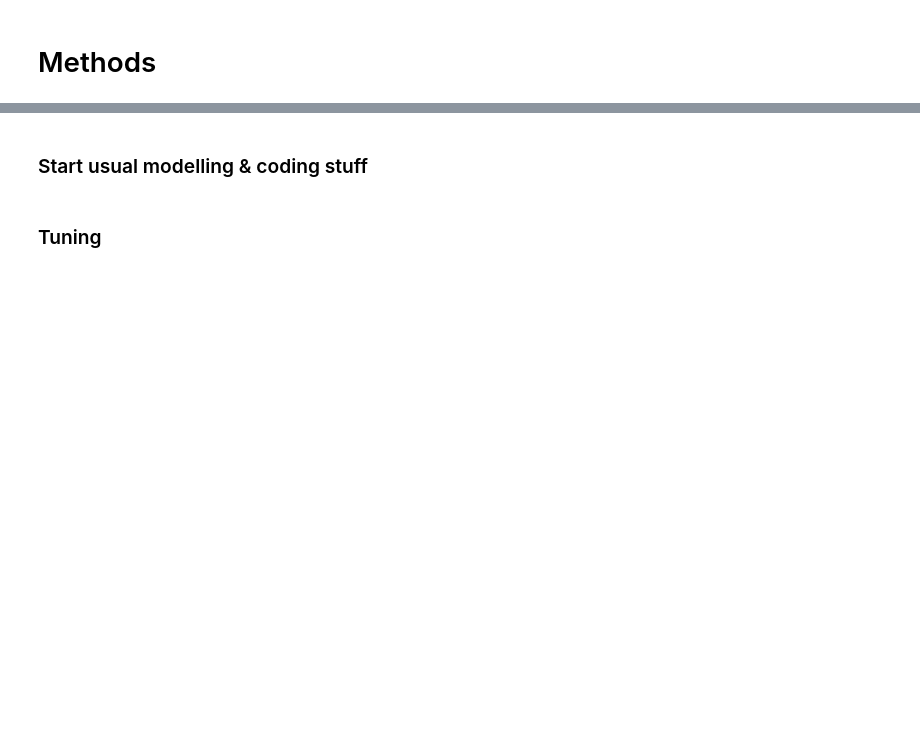
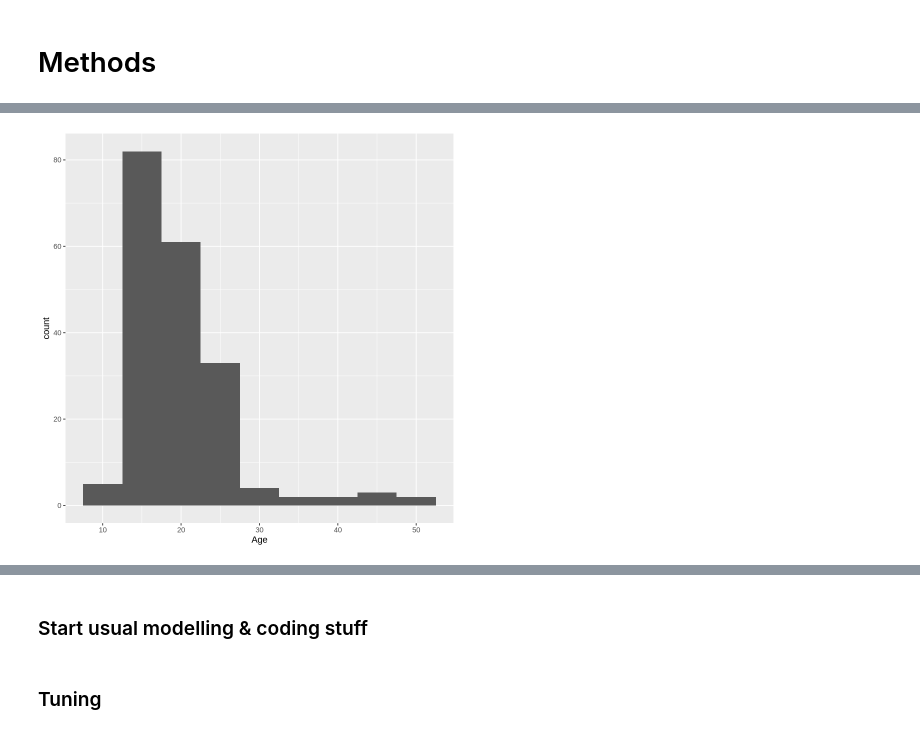
Before and after one commit to Mateo-dmngz-D/dsci-100-project, a Jupyter notebook: The_project.ipynb, the cells around one changed output, grey strips where cells are left out. Saved outputs shown, nothing was run; the diff lists cells and outputs as text; code cells hidden in the pictures; blank space fills up the shorter version.

```diff
--- a/The_project.ipynb
+++ b/The_project.ipynb
@@ -149,0 +146,7 @@ A spec_tbl_df: 196 × 7
+# %%
+plot_players_h <- players_raw |>
+    ggplot(aes(x = Age)) +
+    geom_histogram(binwidth = 5)
+
+plot_players_h
+# %% [output]
@@ -150,3 +155,4 @@ A spec_tbl_df: 196 × 7
+[figure, added]
 # %%
 ## Clean
 players_clean <- players_raw |>
```
Also changed, not shown: parts of 27 cells of this notebook.
